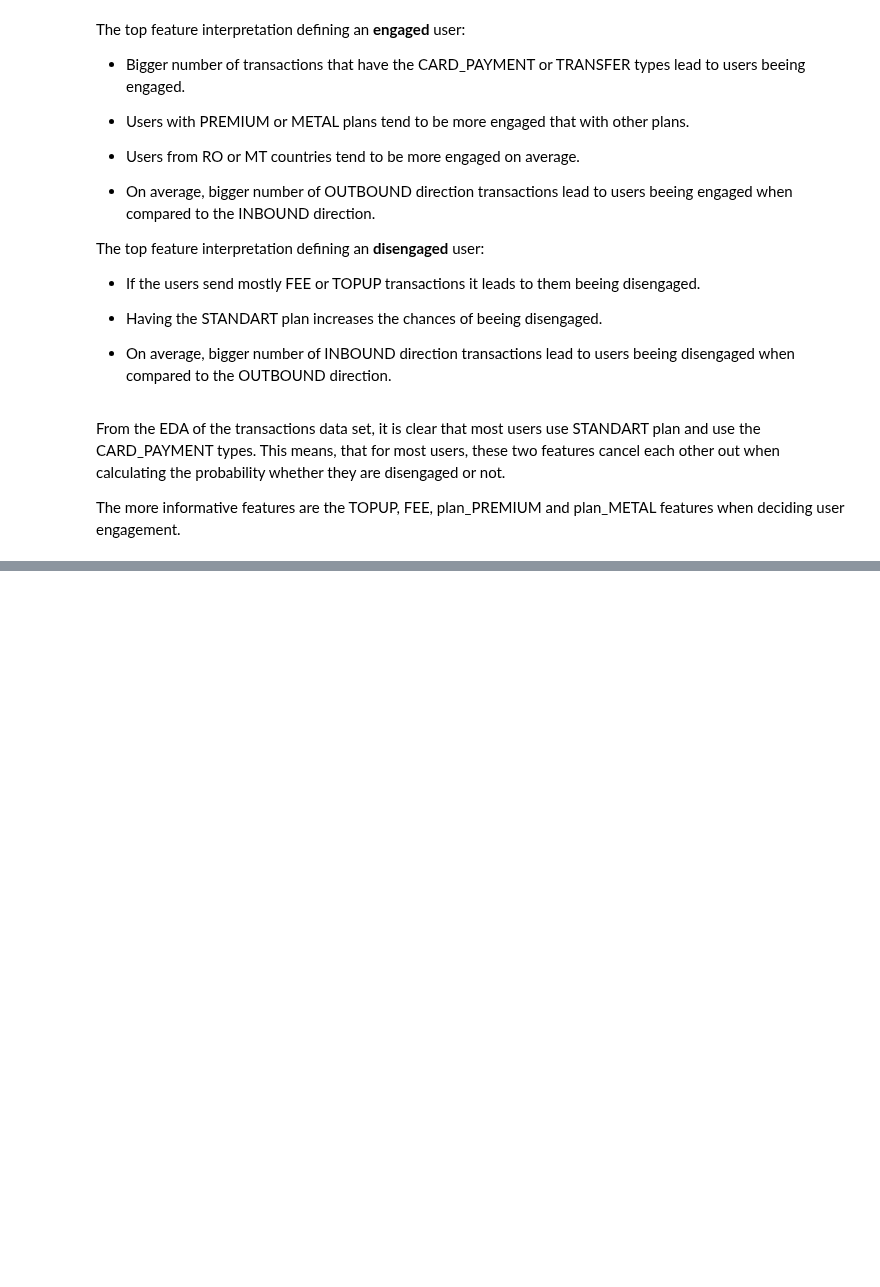
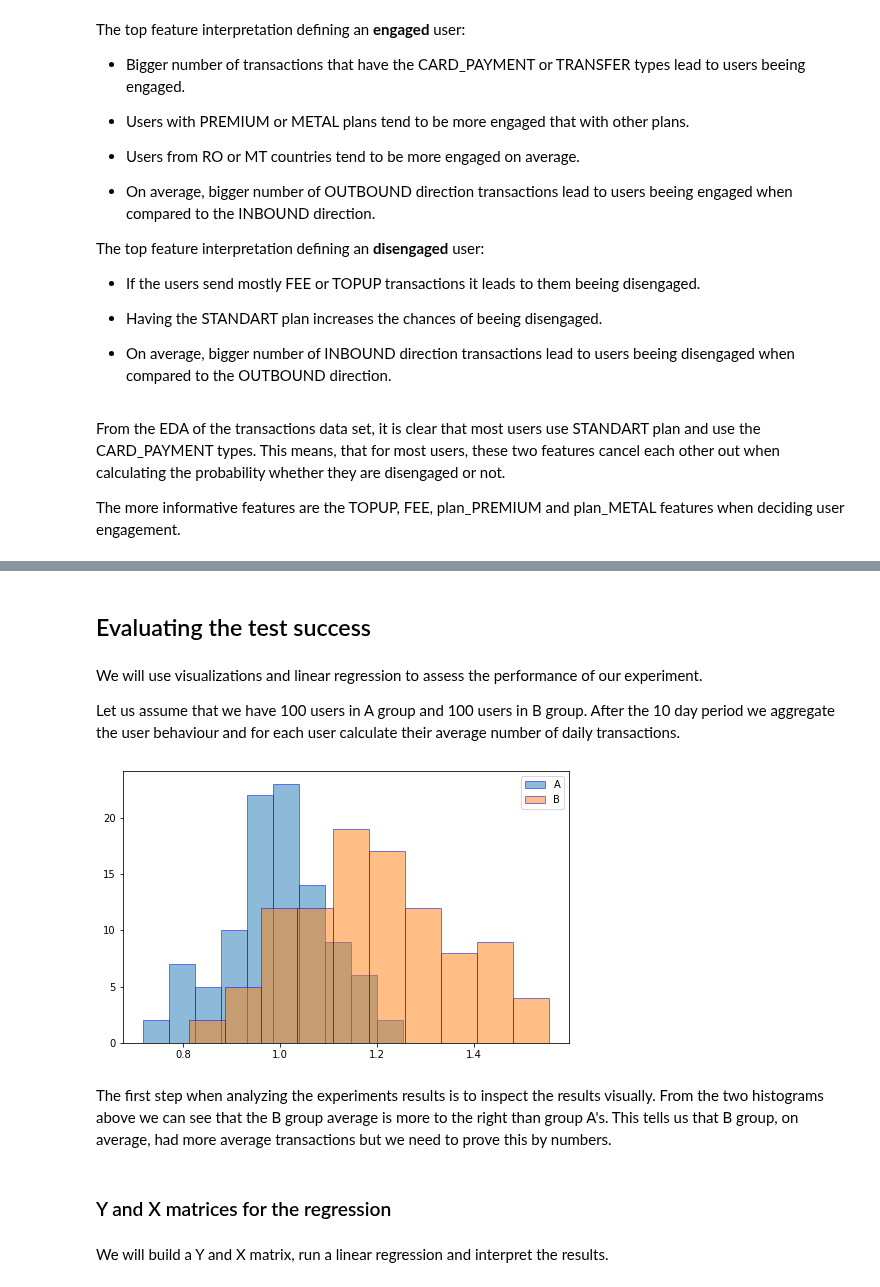
Before and after one commit to Eligijus112/revolut-churn-exploration, a Jupyter notebook: Revolut-churn.ipynb, the cells around one changed output, grey strips where cells are left out. Drawn from its saved outputs; the diff is of its cells as text; code cells hidden in the pictures; blank space fills up the shorter version.

Commit message:
finished with the A B test part

```diff
--- a/Revolut-churn.ipynb
+++ b/Revolut-churn.ipynb
@@ -788,0 +836,28 @@ The more informative features are the TOPUP, FEE, plan_PREMIUM and plan_METAL fe
+# %% [markdown]
+## Evaluating the test success
+# %% [markdown]
+We will use visualizations and linear regression to assess the performance of our experiment.
+
+Let us assume that we have 100 users in A group and 100 users in B group. After the 10 day period we aggregate the user behaviour and for each user calculate their average number of daily transactions.
+# %%
+# Defining the number of users
+n = 100
+
+# Simulation
+A = np.random.normal(1, 0.1, n).tolist()
+B = np.random.normal(1.2, 0.15, n).tolist()
+
+# Visualizing
+plt.figure(figsize=(8, 5))
+plt.hist(A, alpha=0.5, edgecolor='b', label='A')
+plt.hist(B, alpha=0.5, edgecolor='b', label='B')
+plt.legend(loc='upper right')
+plt.show()
+# %% [output]
+[figure, added]
+# %% [markdown]
+The first step when analyzing the experiments results is to inspect the results visually. From the two histograms above we can see that the B group average is more to the right than group A's. This tells us that B group, on average, had more average transactions but we need to prove this by numbers.
+# %% [markdown]
+### Y and X matrices for the regression
+# %% [markdown]
+We will build a Y and X matrix, run a linear regression and interpret the results.
```
Also changed, not shown: parts of 25 cells of this notebook.
